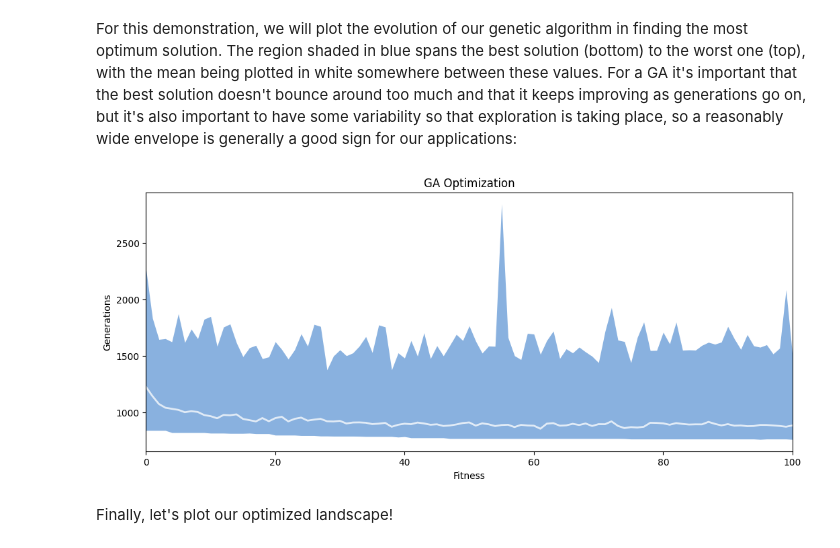
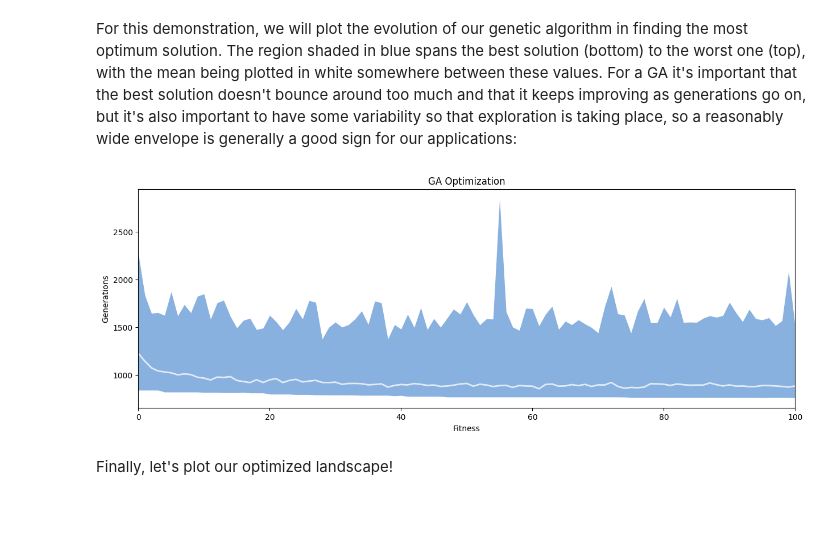
Before and after one commit to Chipdelmal/MGSurvE, a Jupyter notebook: MGSurvE/demos/STP/STP-Discrete.ipynb, the cells around one changed output. Drawn from its saved outputs; the diff is of its cells as text; code cells hidden in the pictures; blank space fills up the shorter version.

```diff
--- a/MGSurvE/demos/STP/STP-Discrete.ipynb
+++ b/MGSurvE/demos/STP/STP-Discrete.ipynb
@@ -169,22 +169,22 @@ For this demonstration, we will plot the evolution of our genetic algorithm in f
 # %%
 log = pd.DataFrame(logbook)
 log.rename(columns={'median': 'avg'}, inplace=True)
 (fig, ax) = plt.subplots(1, 1, figsize=(15, 5), sharey=False)
 ax.set_title("GA Optimization")
 ax.set_xlabel("Fitness")
 ax.set_ylabel("Generations")
 srv.plotGAEvolution(
     fig, ax, log,
     colors={'mean': '#ffffff', 'envelope': '#1565c0'},
     alphas={'mean': .75, 'envelope': 0.5},
-    aspect=1/2.5
+    aspect=1/3
 )
 fig.savefig(
     path.join(OUT_PTH, '{}D-{:02d}-{:02d}_GA.png'.format(ID, TRPS_NUM, RID)),
     facecolor='w', bbox_inches='tight', pad_inches=0.1, dpi=300
 )
 # %% [output]
-[figure, old version]
+[figure, new version]
 # %% [markdown]
 Finally, let's plot our optimized landscape!
 # %%
```
Also changed, not shown: 1 other file.
